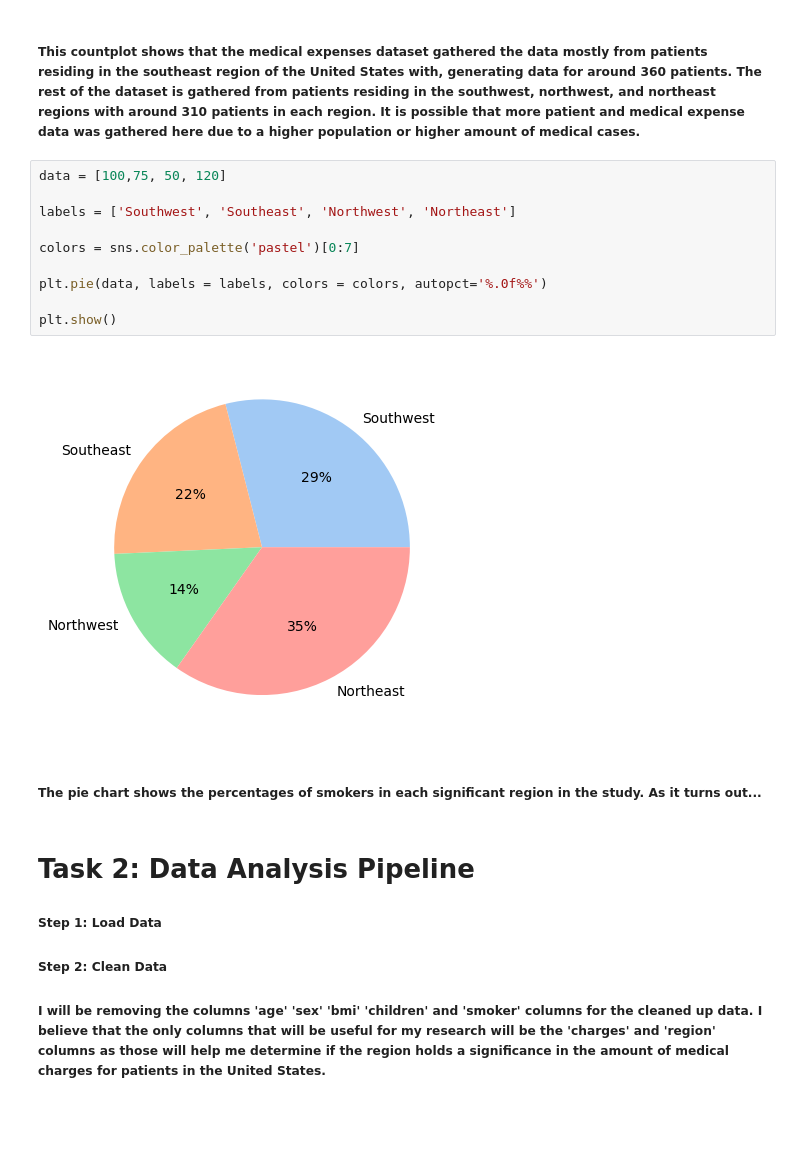
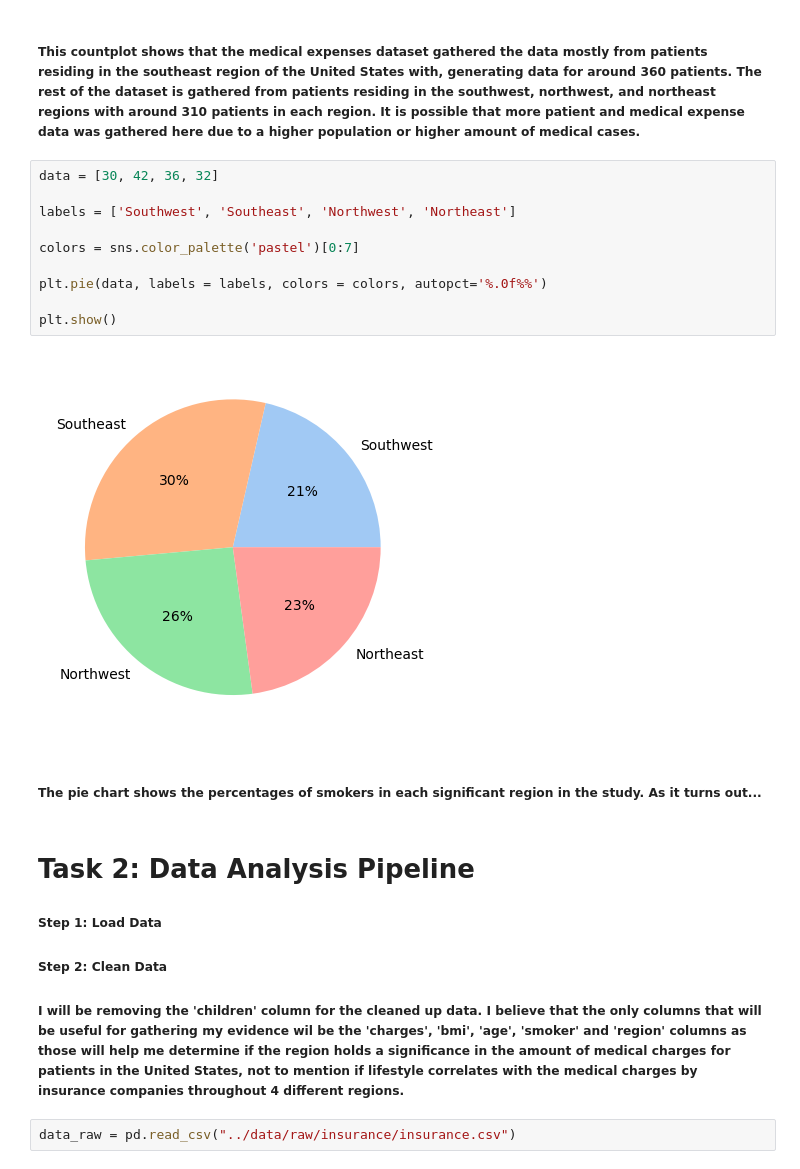
Before and after one commit to ubco-W2022T1-cosc301/project-group44, a Jupyter notebook: notebooks/analysis1.ipynb, the cells around one changed output. Cells and saved outputs as stored; diff of their text form; blank space fills up the shorter version.

```diff
--- a/notebooks/analysis1.ipynb
+++ b/notebooks/analysis1.ipynb
@@ -90,17 +90,17 @@ Text(0.5, 1.0, 'Number of medical patients from 4 different regions in the Unite
 # %% [markdown]
 ##### This countplot shows that the medical expenses dataset gathered the data mostly from patients residing in the southeast region of the United States with, generating data for around 360 patients. The rest of the dataset is gathered from patients residing in the southwest, northwest, and northeast regions with around 310 patients in each region. It is possible that more patient and medical expense data was gathered here due to a higher population or higher amount of medical cases.
 # %%
-data = [100,75, 50, 120]
+data = [30, 42, 36, 32]
 
 labels = ['Southwest', 'Southeast', 'Northwest', 'Northeast']
 
 colors = sns.color_palette('pastel')[0:7]
 
 plt.pie(data, labels = labels, colors = colors, autopct='%.0f%%')
 
 plt.show()
 # %% [output]
-[figure, old version]
+[figure, new version]
 # %% [markdown]
 ##### The pie chart shows the percentages of smokers in each significant region in the study. As it turns out...
 # %% [markdown]
@@ -109,4 +109,6 @@ plt.show()
 ##### Step 1: Load Data
 ##### Step 2: Clean Data
 
-##### I will be removing the columns 'age' 'sex' 'bmi' 'children' and 'smoker' columns for the cleaned up data. I believe that the only columns that will be useful for my research will be the 'charges' and 'region' columns as those will help me determine if the region holds a significance in the amount of medical charges for patients in the United States.
+##### I will be removing the 'children' column for the cleaned up data. I believe that the only columns that will be useful for gathering my evidence wil be the 'charges', 'bmi', 'age', 'smoker' and 'region' columns as those will help me determine if the region holds a significance in the amount of medical charges for patients in the United States, not to mention if lifestyle correlates with the medical charges by insurance companies throughout 4 different regions.
+# %%
+data_raw = pd.read_csv("../data/raw/insurance/insurance.csv")
```
Also changed, not shown: parts of 3 cells of this notebook.
